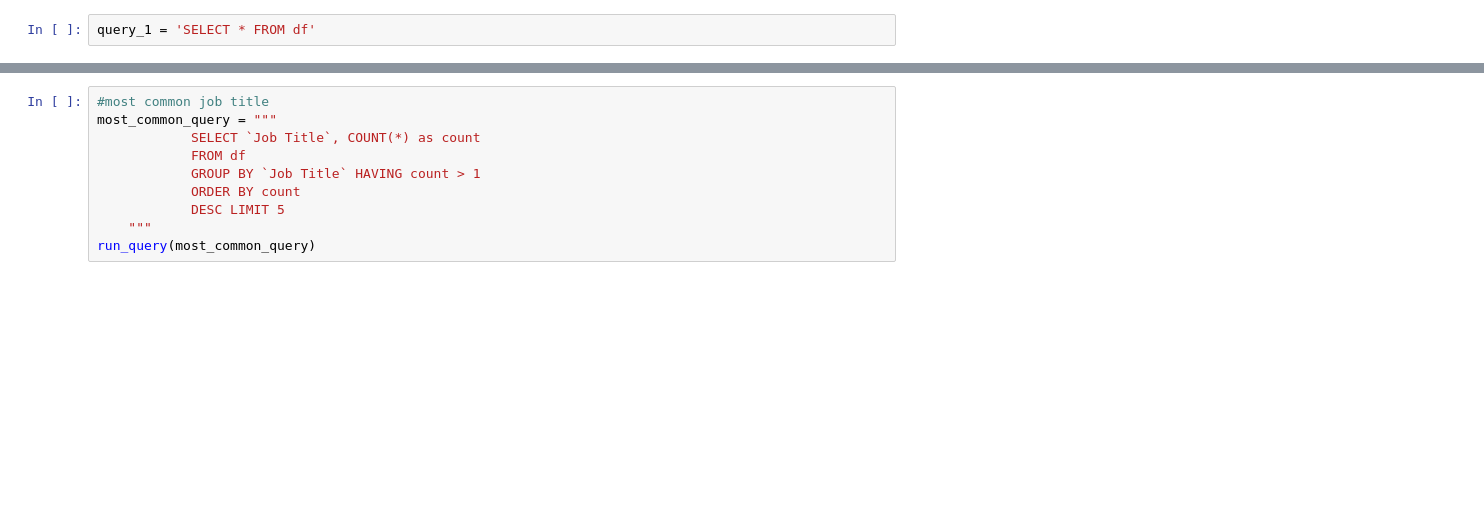
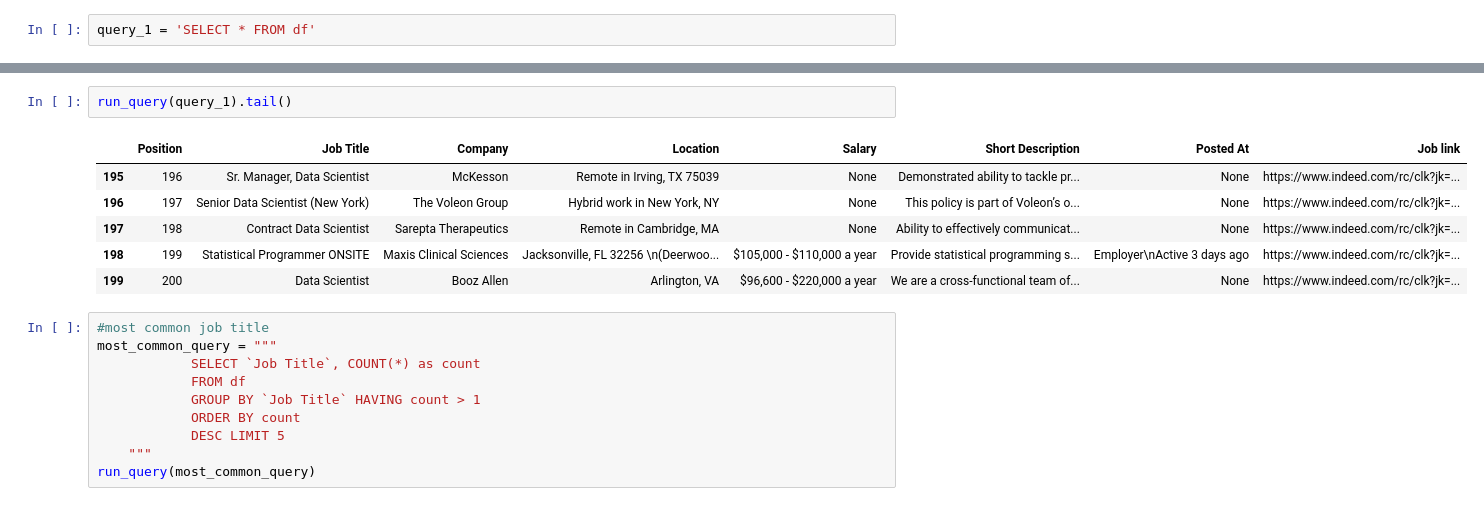
Before and after one commit to AustinFlippo/DS-Jobs-EDA, a Jupyter notebook: ds_jobs_eda.ipynb, the cells around one changed output, grey strips where cells are left out. Saved outputs shown, nothing was run; the diff lists cells and outputs as text; blank space fills up the shorter version.

```diff
--- a/ds_jobs_eda.ipynb
+++ b/ds_jobs_eda.ipynb
@@ -26,3 +35,12 @@ query_1 = 'SELECT * FROM df'
+# %%
+run_query(query_1).tail()
+# %% [output]
+|  | Position | Job Title | Company | Location | Salary | Short Description | Posted At | Job link |
+| 195 | 196 | Sr. Manager, Data Scientist | McKesson | Remote in Irving, TX 75039 | None | Demonstrated ability to tackle pr... | None | https://www.indeed.com/rc/clk?jk=... |
+| 196 | 197 | Senior Data Scientist (New York) | The Voleon Group | Hybrid work in New York, NY | None | This policy is part of Voleon’s o... | None | https://www.indeed.com/rc/clk?jk=... |
+| 197 | 198 | Contract Data Scientist | Sarepta Therapeutics | Remote in Cambridge, MA | None | Ability to effectively communicat... | None | https://www.indeed.com/rc/clk?jk=... |
+| 198 | 199 | Statistical Programmer ONSITE | Maxis Clinical Sciences | Jacksonville, FL 32256 \n(Deerwoo... | $105,000 - $110,000 a year | Provide statistical programming s... | Employer\nActive 3 days ago | https://www.indeed.com/rc/clk?jk=... |
+| 199 | 200 | Data Scientist | Booz Allen | Arlington, VA | $96,600 - $220,000 a year | We are a cross-functional team of... | None | https://www.indeed.com/rc/clk?jk=... |
 # %%
 #most common job title
 most_common_query = """
```
Also changed, not shown: parts of 4 cells of this notebook.
